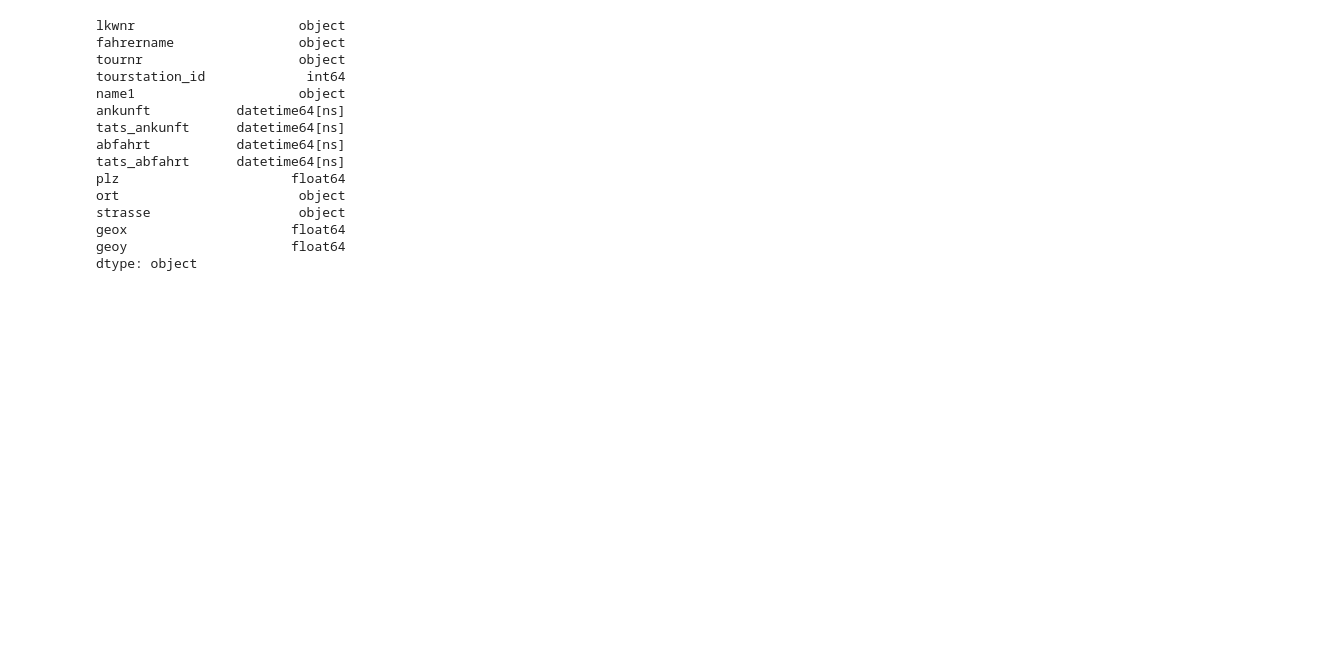
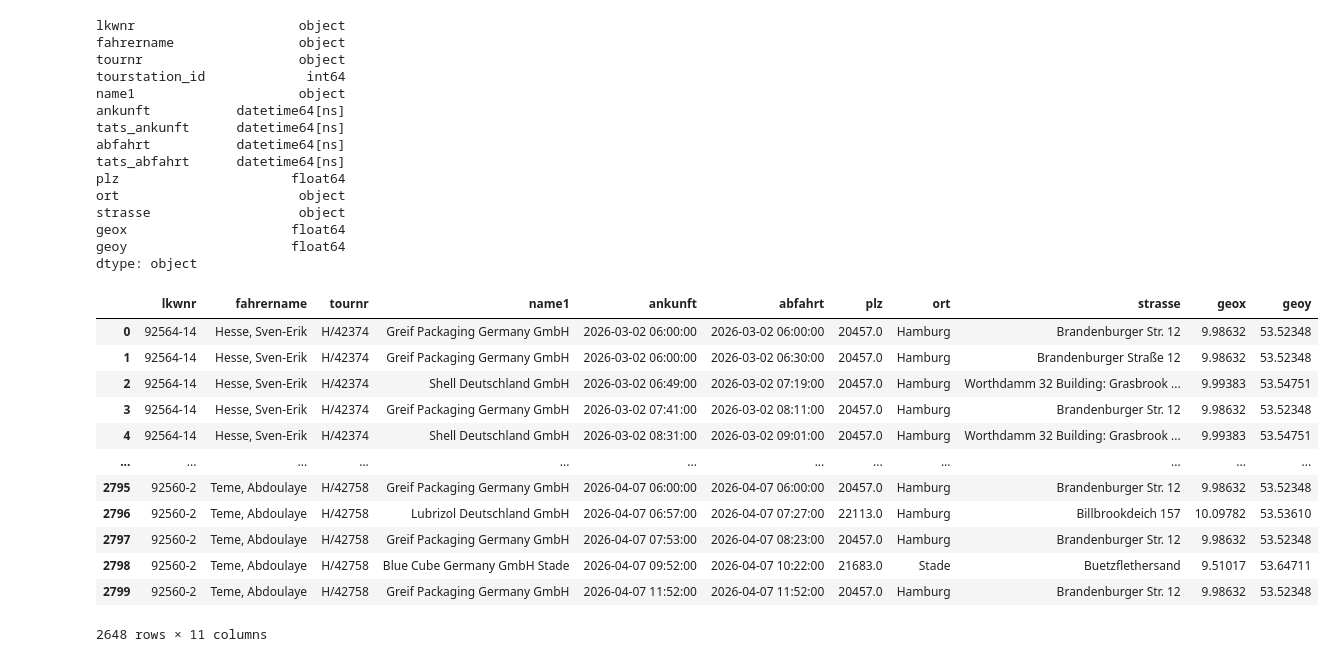
Before and after one commit to junguy01/transport_optimization, a Jupyter notebook: analyze_CIS.ipynb, the cells around one changed output. Cells and saved outputs as stored; diff of their text form; code cells hidden in the pictures; blank space fills up the shorter version.

```diff
--- a/analyze_CIS.ipynb
+++ b/analyze_CIS.ipynb
@@ -6,7 +6,7 @@ import pandas as pd
 # %%
 pd.set_option('display.max_columns', None)
 # %%
-df = pd.read_excel("C:/Users/julia/Downloads/CIS-Daten.xlsx")
+df = pd.read_excel("CIS-Daten.xlsx")
 print(df.shape)
 df.head()
 # %% [output]
@@ -185,3 +196,20 @@ strasse                   object
 geox                     float64
 geoy                     float64
 dtype: object
+# %%
+df_soll = df_filtered[['lkwnr',	'fahrername', 'tournr', 'name1', 'ankunft',	'abfahrt', 'plz', 'ort','strasse','geox','geoy']]
+df_soll
+# %% [output]
+|  | lkwnr | fahrername | tournr | name1 | ankunft | abfahrt | plz | ort | strasse | geox | geoy |
+| 0 | 92564-14 | Hesse, Sven-Erik | H/42374 | Greif Packaging Germany GmbH | 2026-03-02 06:00:00 | 2026-03-02 06:00:00 | 20457.0 | Hamburg | Brandenburger Str. 12 | 9.98632 | 53.52348 |
+| 1 | 92564-14 | Hesse, Sven-Erik | H/42374 | Greif Packaging Germany GmbH | 2026-03-02 06:00:00 | 2026-03-02 06:30:00 | 20457.0 | Hamburg | Brandenburger Straße 12 | 9.98632 | 53.52348 |
+| 2 | 92564-14 | Hesse, Sven-Erik | H/42374 | Shell Deutschland GmbH | 2026-03-02 06:49:00 | 2026-03-02 07:19:00 | 20457.0 | Hamburg | Worthdamm 32 Building: Grasbrook ... | 9.99383 | 53.54751 |
+| 3 | 92564-14 | Hesse, Sven-Erik | H/42374 | Greif Packaging Germany GmbH | 2026-03-02 07:41:00 | 2026-03-02 08:11:00 | 20457.0 | Hamburg | Brandenburger Str. 12 | 9.98632 | 53.52348 |
+| 4 | 92564-14 | Hesse, Sven-Erik | H/42374 | Shell Deutschland GmbH | 2026-03-02 08:31:00 | 2026-03-02 09:01:00 | 20457.0 | Hamburg | Worthdamm 32 Building: Grasbrook ... | 9.99383 | 53.54751 |
+| ... | ... | ... | ... | ... | ... | ... | ... | ... | ... | ... | ... |
+| 2795 | 92560-2 | Teme, Abdoulaye | H/42758 | Greif Packaging Germany GmbH | 2026-04-07 06:00:00 | 2026-04-07 06:00:00 | 20457.0 | Hamburg | Brandenburger Str. 12 | 9.98632 | 53.52348 |
+| 2796 | 92560-2 | Teme, Abdoulaye | H/42758 | Lubrizol Deutschland GmbH | 2026-04-07 06:57:00 | 2026-04-07 07:27:00 | 22113.0 | Hamburg | Billbrookdeich 157 | 10.09782 | 53.53610 |
+| 2797 | 92560-2 | Teme, Abdoulaye | H/42758 | Greif Packaging Germany GmbH | 2026-04-07 07:53:00 | 2026-04-07 08:23:00 | 20457.0 | Hamburg | Brandenburger Str. 12 | 9.98632 | 53.52348 |
+| 2798 | 92560-2 | Teme, Abdoulaye | H/42758 | Blue Cube Germany GmbH Stade | 2026-04-07 09:52:00 | 2026-04-07 10:22:00 | 21683.0 | Stade | Buetzflethersand | 9.51017 | 53.64711 |
+| 2799 | 92560-2 | Teme, Abdoulaye | H/42758 | Greif Packaging Germany GmbH | 2026-04-07 11:52:00 | 2026-04-07 11:52:00 | 20457.0 | Hamburg | Brandenburger Str. 12 | 9.98632 | 53.52348 |
+2648 rows × 11 columns
```
Also changed, not shown: parts of 4 cells of this notebook, 2 other files.
